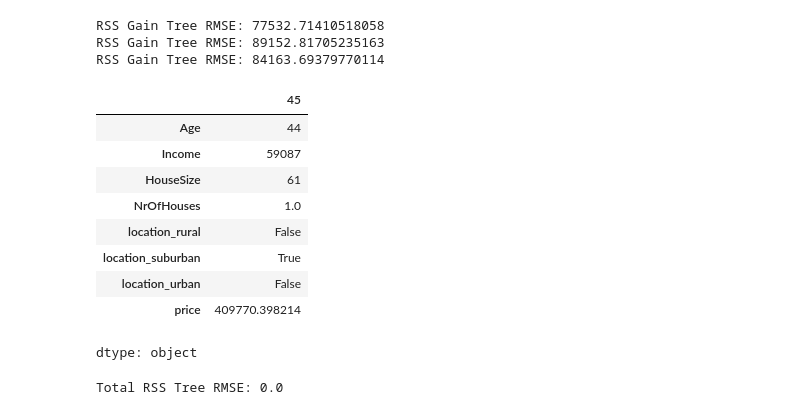
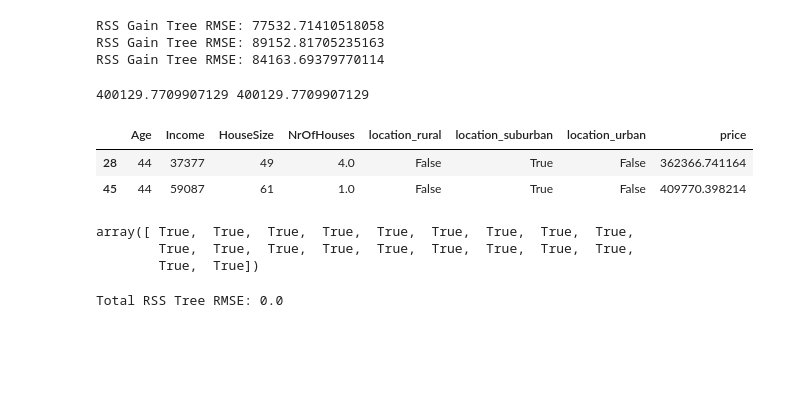
Before and after one commit to kaluznys/uczenie_maszynowe_UW, a Jupyter notebook: praca_domowa6.ipynb, the cells around one changed output. Drawn from its saved outputs; the diff is of its cells as text; code cells hidden in the pictures; blank space fills up the shorter version.

```diff
--- a/praca_domowa6.ipynb
+++ b/praca_domowa6.ipynb
@@ -168,8 +168,7 @@ def best_split_rss_gain(X, y):
 
     for feature_idx in range(X.shape[1]):
         values = np.unique(X[:, feature_idx])
-        split_candidates = (values[:-1] + values[1:]) / 2
-        for val in split_candidates:
+        for val in values:
           left_mask = X[:, feature_idx] <= val
           right_mask = ~left_mask
           if left_mask.sum() == 0 or right_mask.sum() == 0:
@@ -224,7 +223,6 @@ def build_tree_total_rss(X, y, max_depth=2, depth=0):
 
     for feature_idx in range(X.shape[1]):
         values = np.unique(X[:, feature_idx])
-        split_candidates = (values[:-1] + values[1:]) / 2
         for val in values:
             left_mask = X[:, feature_idx] <= val
             right_mask = ~left_mask
@@ -339,19 +337,19 @@ RSS Gain Tree RMSE: 77532.71410518058
 RSS Gain Tree RMSE: 89152.81705235163
 RSS Gain Tree RMSE: 84163.69379770114
 # %%
-y_gain[-5], y_total[-5]
-df.iloc[-5, :]
+print(y_gain[-5], y_total[-5])
+df.loc[df["Age"]==44]
 # %% [output]
+400129.7709907129 400129.7709907129
-|  | 45 |
-| Age | 44 |
-| Income | 59087 |
-| HouseSize | 61 |
-| NrOfHouses | 1.0 |
-| location_rural | False |
-| location_suburban | True |
-| location_urban | False |
-| price | 409770.398214 |
+|  | Age | Income | HouseSize | NrOfHouses | location_rural | location_suburban | location_urban | price |
+| 28 | 44 | 37377 | 49 | 4.0 | False | True | False | 362366.741164 |
+| 45 | 44 | 59087 | 61 | 1.0 | False | True | False | 409770.398214 |
-dtype: object
+# %%
+y_gain == y_total
+# %% [output]
+array([ True,  True,  True,  True,  True,  True,  True,  True,  True,
+        True,  True,  True,  True,  True,  True,  True,  True,  True,
+        True,  True])
 # %%
 tree = build_tree_total_rss(X_train, y_train, max_depth=2)
 y_pred = predict(X_test, tree)
```
Also changed, not shown: parts of 1 cell of this notebook.
